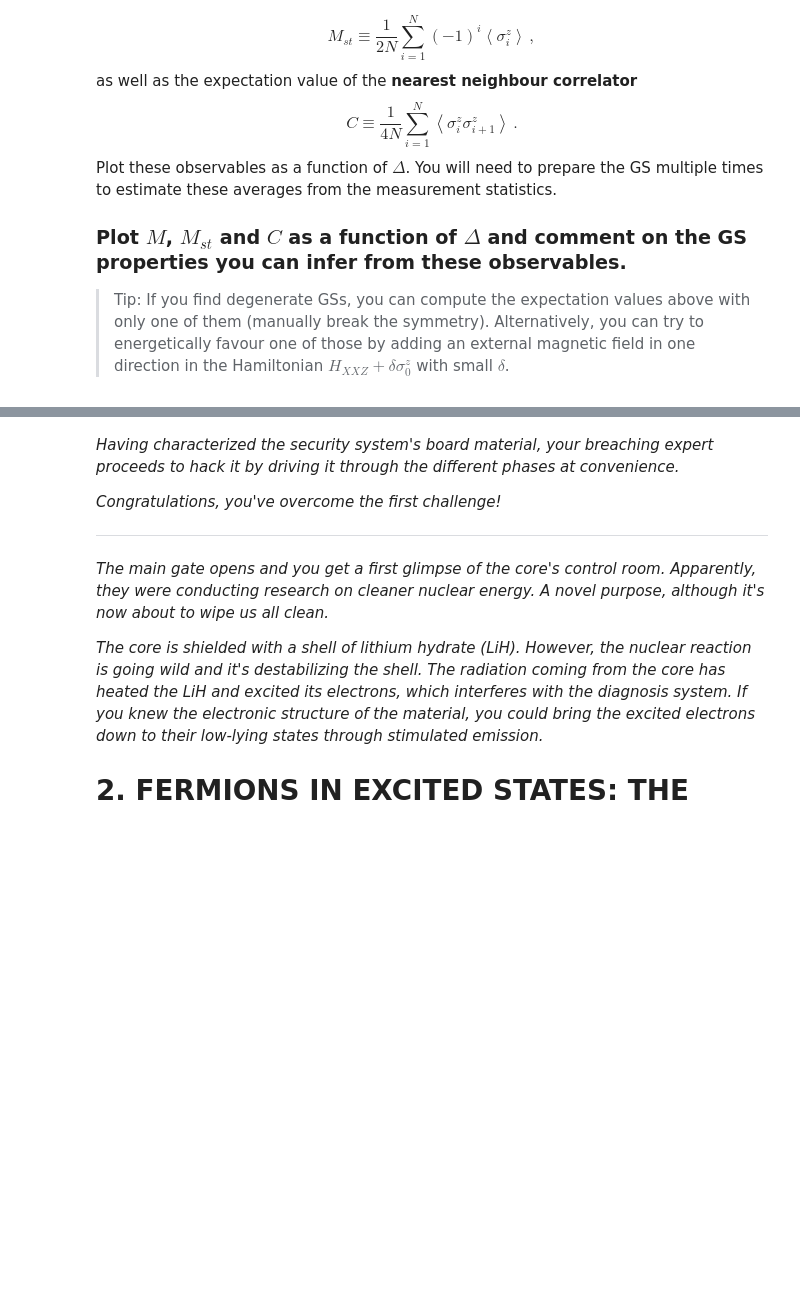
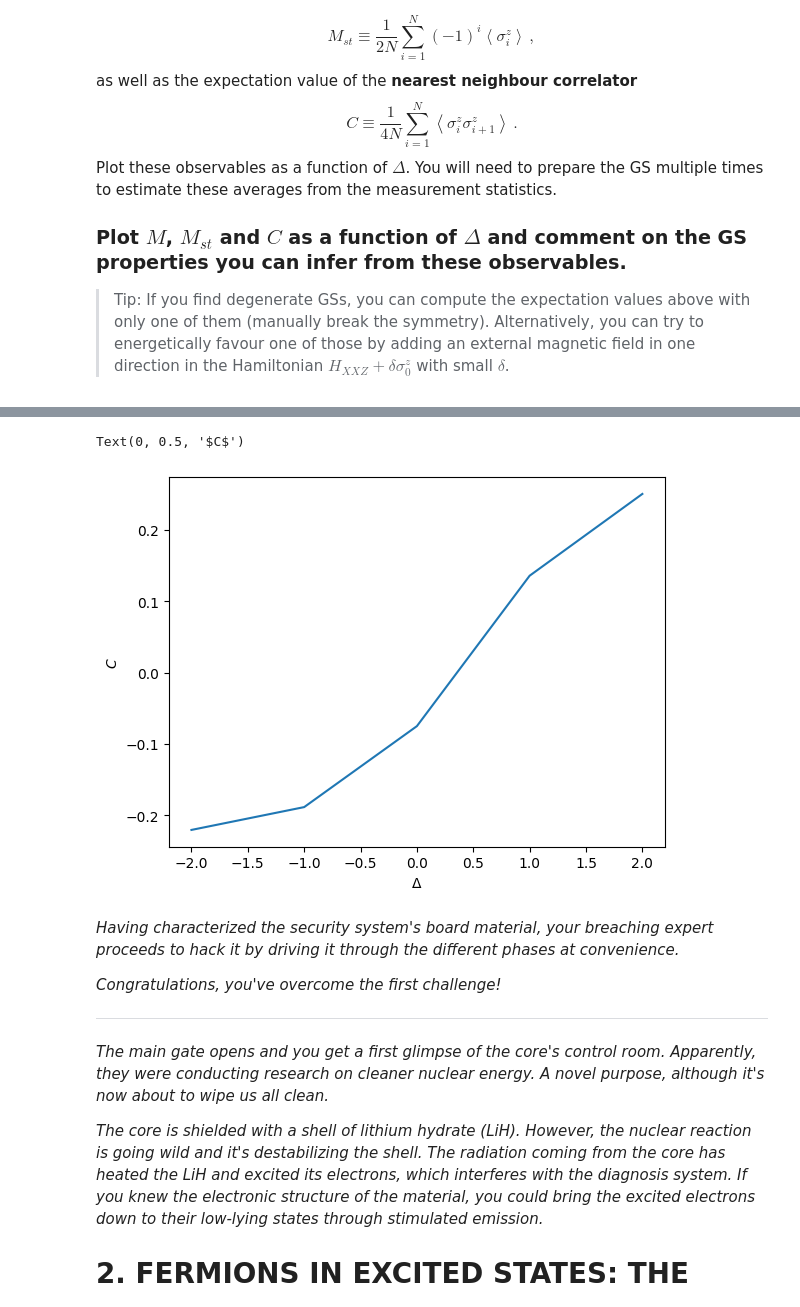
Before and after one commit to QuantumBarcelona/Qiskit-Hackathon-BCN, a Jupyter notebook: challenges/ICFO_challenge.ipynb, the cells around one changed output, grey strips where cells are left out. Saved outputs shown, nothing was run; the diff lists cells and outputs as text; code cells hidden in the pictures; blank space fills up the shorter version.

```diff
--- a/challenges/ICFO_challenge.ipynb
+++ b/challenges/ICFO_challenge.ipynb
@@ -875,3 +972,8 @@ for delta in delta_list:
 # %%
 list1=[result_list[i]/12 for i in range(len(result_list))]
 plt.plot([-2,-1,0,1,2],list1)
+plt.xlabel("$\Delta$")
+plt.ylabel("$C$")
+# %% [output]
+Text(0, 0.5, '$C$')
+[figure, added]
```
Also changed, not shown: parts of 33 cells of this notebook, 4 other files.
